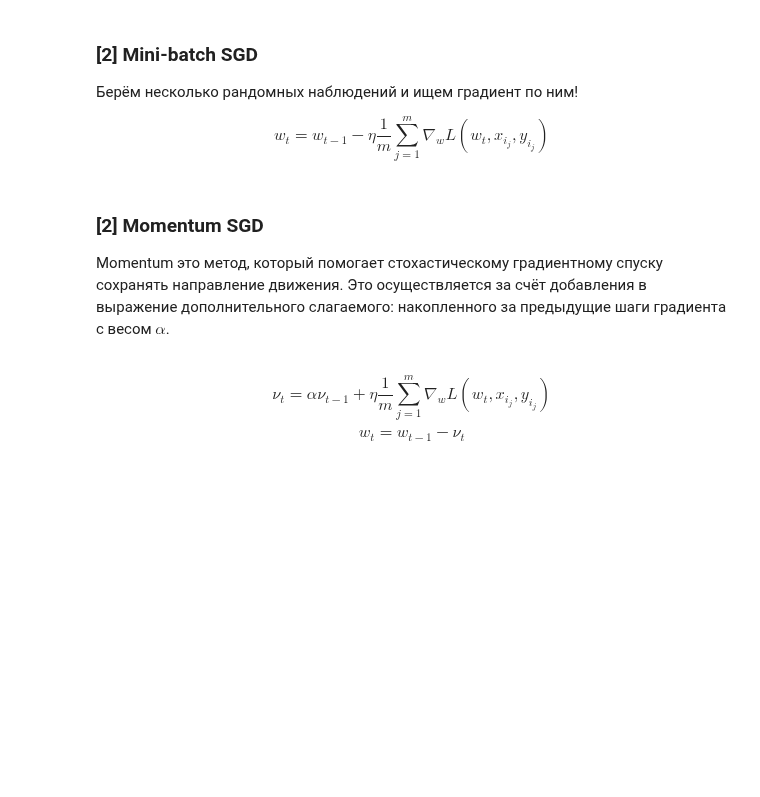
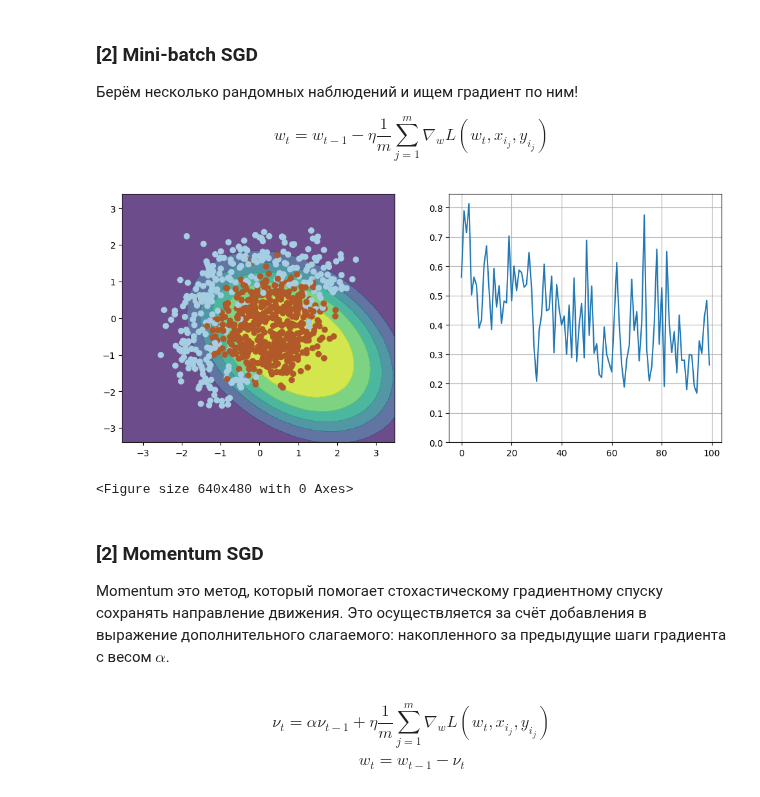
Before and after one commit to mikhailmartin/RiskModellingResearch-DeepLearning, a Jupyter notebook: Week2/HomeWork2_gradient.ipynb, the cells around one changed output. Saved outputs shown, nothing was run; the diff lists cells and outputs as text; code cells hidden in the pictures; blank space fills up the shorter version.

```diff
--- a/Week2/HomeWork2_gradient.ipynb
+++ b/Week2/HomeWork2_gradient.ipynb
@@ -37,8 +37,10 @@ def expand(X):
     :param X: матрица фичей, shape [n_samples,2]
     :returns: расширенная матрица фичей, shape [n_samples,6]
     """
-
-    # ваш код здесь
+    X = np.asarray(X)
+    n = X.shape[0]
+    f0, f1 = X[:, 0], X[:, 1]
+    return np.stack([f0, f1, f0 ** 2, f1 ** 2, f0 * f1, np.ones(n)], axis=1)
 # %% [markdown]
 ### [3] Логистическая регрессия
 
@@ -56,8 +58,7 @@ def probability(X, w):
     :param w: вектор весов [6]
     :returns: вектор вероятностей
     """
-
-    # ваш код здесь
+    return 1 / (1 + np.exp(-(w @ X.T)))
 # %% [markdown]
 Для логистической регрессии оптимальный параметр находится минимизацией кросс-энтропии:
 
@@ -68,8 +69,8 @@ def compute_loss(X, y, w):
     Принимает на вход матрицу весов, вектор ответов и вектор весов.
     Выдаёт на выход значение функции потерь, расчитанное по формуле выше.
     """
-
-    # ваш код здесь
+    y_pred_proba = probability(X, w)
+    return -np.mean(y * np.log(y_pred_proba) + (1 - y) * np.log(1 - y_pred_proba))
 # %% [markdown]
 Мы будем обучать модель методом градиентного спуска. Для этого нам придётся вычислить градиент функции потерь, представленной выше. Возьмите листочек, ручку и в бой!
 
@@ -78,11 +79,10 @@ $$ \nabla_w L = ...$$
 Тут обойдёмся даже без матричного дифириенцирования. А вот в следущий раз его не миновать...
 # %%
 def compute_grad(X, y, w):
-    """
-    Нахоит значение градиента.
-    """
-
-    # ваш код здесь
+    """Нахоит значение градиента"""
+    y_pred_proba = probability(X, w)
+    error = y_pred_proba - y
+    return (1 / y.shape[0]) * (X.T @ error)
 # %% [markdown]
 Функция ниже предназначена для визуализации процесса обучения.
 # %%
@@ -127,21 +129,29 @@ visualize(X, y, dummy_weights, [0.5, 0.5, 0.25])
 $$ w_t = w_{t-1} - \eta \dfrac{1}{m} \sum_{j=1}^m \nabla_w L(w_t, x_{i_j}, y_{i_j}) $$
 # %%
 np.random.seed(42)
-w = np.array([0, 0, 0, 0, 0, 1])
+w = np.array([0, 0, 0, 0, 0, 1]).astype(np.float64)
 
-eta= 0.1
-
+eta = 0.1
 n_iter = 100
 batch_size = 4
 loss = np.zeros(n_iter)
 plt.figure(figsize=(12, 5))
 
 for i in range(n_iter):
+    idx = np.random.choice(X.shape[0], size=batch_size, replace=False)
+    X_batch = X[idx]
+    y_batch = y[idx]
 
-    # Ваш код здесь
+    loss[i] = compute_loss(expand(X_batch), y_batch, w)
+    grad = compute_grad(expand(X_batch), y_batch, w)
+
+    w -= eta * grad
 
 visualize(X, y, w, loss)
 plt.clf()
+# %% [output]
+[figure, added]
+<Figure size 640x480 with 0 Axes>
 # %% [markdown]
 ### [2] Momentum SGD
 
```
Also changed, not shown: parts of 5 cells of this notebook, 1 other file.
